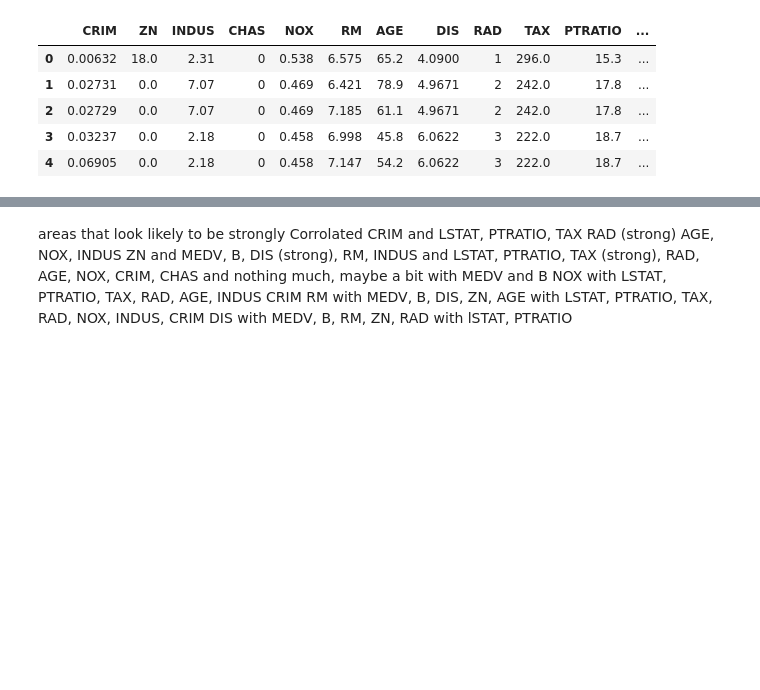
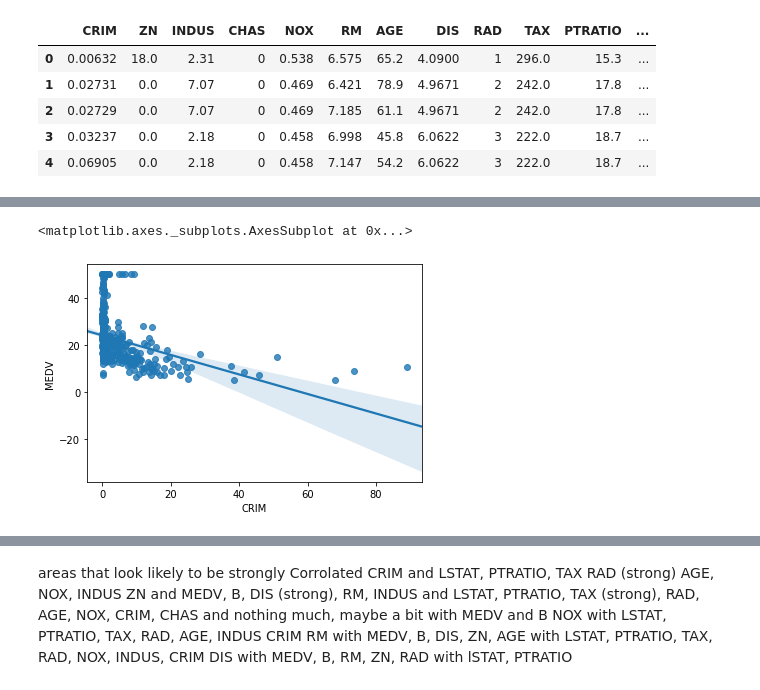
Before and after one commit to Osheah/boston-house-prices, a Jupyter notebook: boston-house-prices.ipynb, the cells around one changed output, grey strips where cells are left out. Cells and saved outputs as stored; diff of their text form; code cells hidden in the pictures; blank space fills up the shorter version.

```diff
--- a/boston-house-prices.ipynb
+++ b/boston-house-prices.ipynb
@@ -286,0 +533,5 @@ df.head()
+# %%
+sns.regplot(df['CRIM'],df['MEDV']) # we want to predict house prices MEDV so keep that as the y value
+# %% [output]
+<matplotlib.axes._subplots.AxesSubplot at 0x...>
+[figure, added]
```
Also changed, not shown: parts of 89 cells of this notebook.
